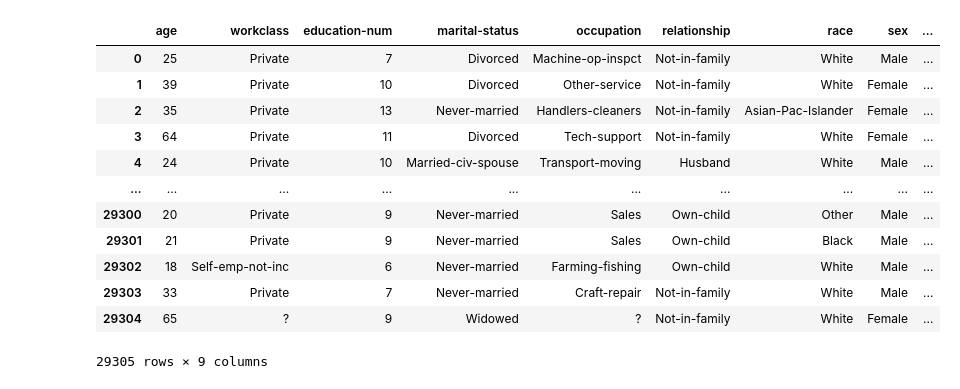
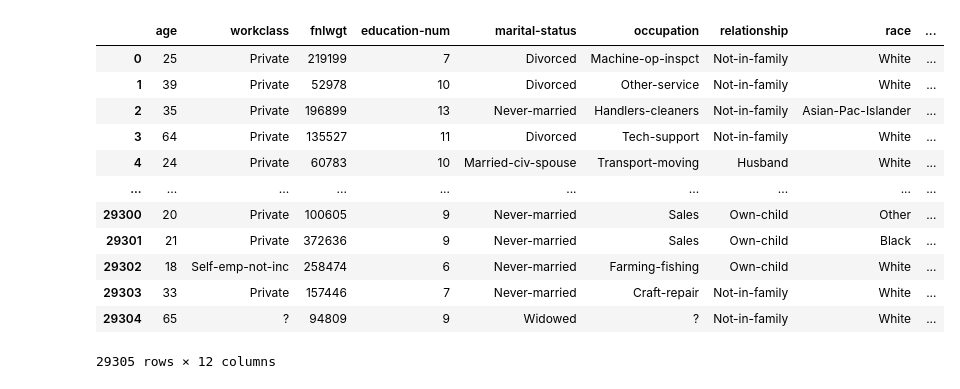
Before and after one commit to Ludobico/Python_AI, a Jupyter notebook: Machine_Running/keggle/model02_CLA_82.ipynb, the cells around one changed output. Drawn from its saved outputs; the diff is of its cells as text; code cells hidden in the pictures.

```diff
--- a/Machine_Running/keggle/model02_CLA_82.ipynb
+++ b/Machine_Running/keggle/model02_CLA_82.ipynb
@@ -11,23 +11,22 @@ x1_test = df.iloc[:, :-1]
 y = df.loc[:,['income']]
 y1_test = df.loc[:,['income']]
 # %%
-x.drop(['no', 'education', 'fnlwgt', 'capital-gain',
-       'capital-loss', 'native-country'], axis=1, inplace=True)
+x.drop(['no', 'education', 'native-country'], axis=1, inplace=True)
 x1_test.drop(['no', 'education', 'fnlwgt', 'capital-gain', 'capital-loss', 'native-country'],
              axis=1, inplace=True)
 x
 # %% [output]
-|  | age | workclass | education-num | marital-status | occupation | relationship | race | sex | ... |
-| 0 | 25 | Private | 7 | Divorced | Machine-op-inspct | Not-in-family | White | Male | ... |
-| 1 | 39 | Private | 10 | Divorced | Other-service | Not-in-family | White | Female | ... |
-| 2 | 35 | Private | 13 | Never-married | Handlers-cleaners | Not-in-family | Asian-Pac-Islander | Female | ... |
-| 3 | 64 | Private | 11 | Divorced | Tech-support | Not-in-family | White | Female | ... |
-| 4 | 24 | Private | 10 | Married-civ-spouse | Transport-moving | Husband | White | Male | ... |
+|  | age | workclass | fnlwgt | education-num | marital-status | occupation | relationship | race | ... |
+| 0 | 25 | Private | 219199 | 7 | Divorced | Machine-op-inspct | Not-in-family | White | ... |
+| 1 | 39 | Private | 52978 | 10 | Divorced | Other-service | Not-in-family | White | ... |
+| 2 | 35 | Private | 196899 | 13 | Never-married | Handlers-cleaners | Not-in-family | Asian-Pac-Islander | ... |
+| 3 | 64 | Private | 135527 | 11 | Divorced | Tech-support | Not-in-family | White | ... |
+| 4 | 24 | Private | 60783 | 10 | Married-civ-spouse | Transport-moving | Husband | White | ... |
 | ... | ... | ... | ... | ... | ... | ... | ... | ... | ... |
-| 29300 | 20 | Private | 9 | Never-married | Sales | Own-child | Other | Male | ... |
-| 29301 | 21 | Private | 9 | Never-married | Sales | Own-child | Black | Male | ... |
-| 29302 | 18 | Self-emp-not-inc | 6 | Never-married | Farming-fishing | Own-child | White | Male | ... |
-| 29303 | 33 | Private | 7 | Never-married | Craft-repair | Not-in-family | White | Male | ... |
-| 29304 | 65 | ? | 9 | Widowed | ? | Not-in-family | White | Female | ... |
+| 29300 | 20 | Private | 100605 | 9 | Never-married | Sales | Own-child | Other | ... |
+| 29301 | 21 | Private | 372636 | 9 | Never-married | Sales | Own-child | Black | ... |
+| 29302 | 18 | Self-emp-not-inc | 258474 | 6 | Never-married | Farming-fishing | Own-child | White | ... |
+| 29303 | 33 | Private | 157446 | 7 | Never-married | Craft-repair | Not-in-family | White | ... |
+| 29304 | 65 | ? | 94809 | 9 | Widowed | ? | Not-in-family | White | ... |
-29305 rows × 9 columns
+29305 rows × 12 columns
 # %%
```
Also changed, not shown: parts of 9 cells of this notebook, 10 other files.
